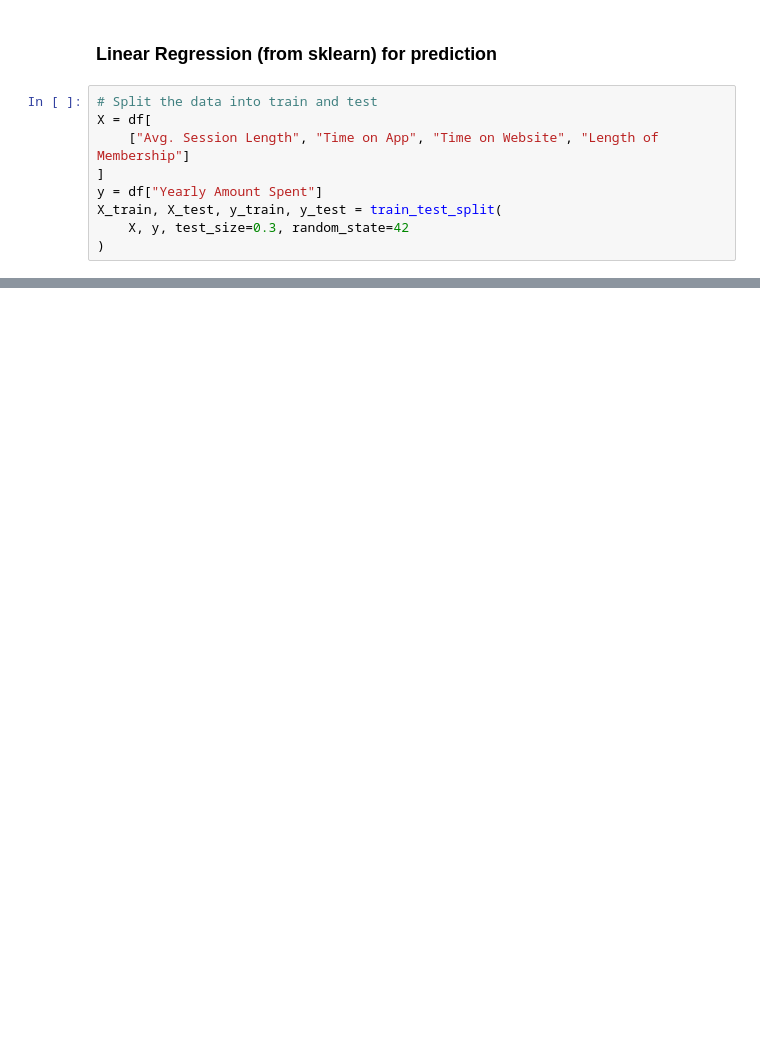
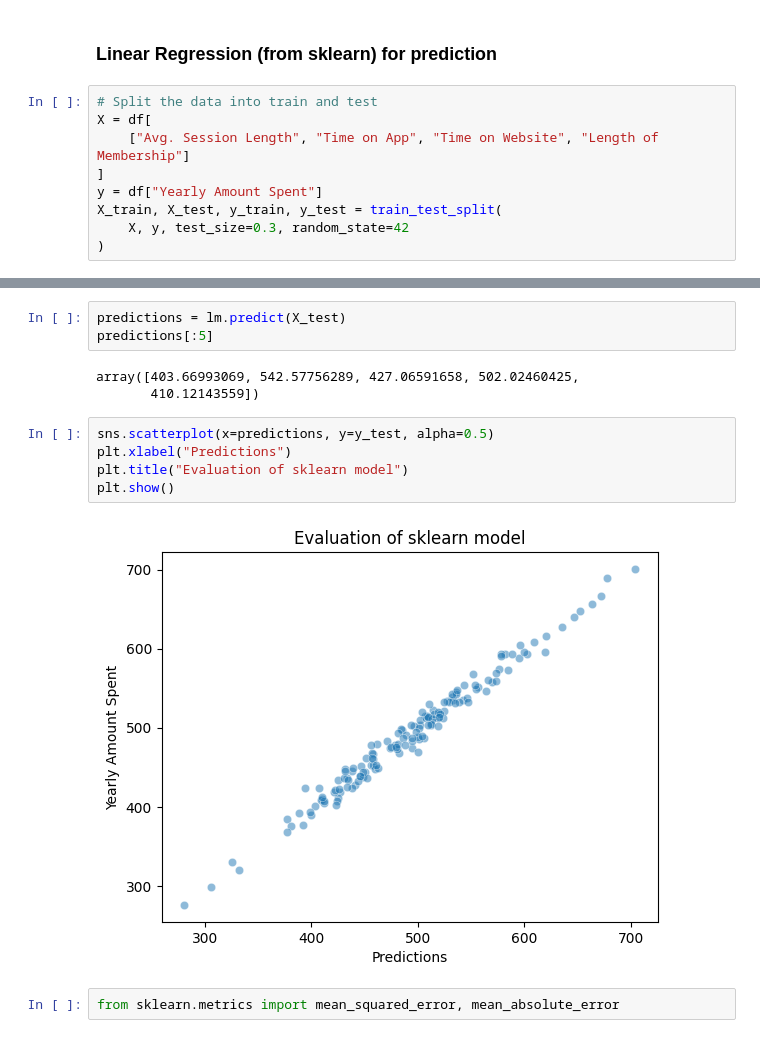
Before and after one commit to georgekenefati/E-commerce-Behavior-Prediction, a Jupyter notebook: regression_analysis.ipynb, the cells around one changed output, grey strips where cells are left out. Drawn from its saved outputs; the diff is of its cells as text; blank space fills up the shorter version.

Commit message:
ADD: comparison with lin reg from sklearn

```diff
--- a/regression_analysis.ipynb
+++ b/regression_analysis.ipynb
@@ -140,0 +193,15 @@ X_train, X_test, y_train, y_test = train_test_split(
+# %%
+predictions = lm.predict(X_test)
+predictions[:5]
+# %% [output]
+array([403.66993069, 542.57756289, 427.06591658, 502.02460425,
+       410.12143559])
+# %%
+sns.scatterplot(x=predictions, y=y_test, alpha=0.5)
+plt.xlabel("Predictions")
+plt.title("Evaluation of sklearn model")
+plt.show()
+# %% [output]
+[figure, added]
+# %%
+from sklearn.metrics import mean_squared_error, mean_absolute_error
```
Also changed, not shown: parts of 14 cells of this notebook.
